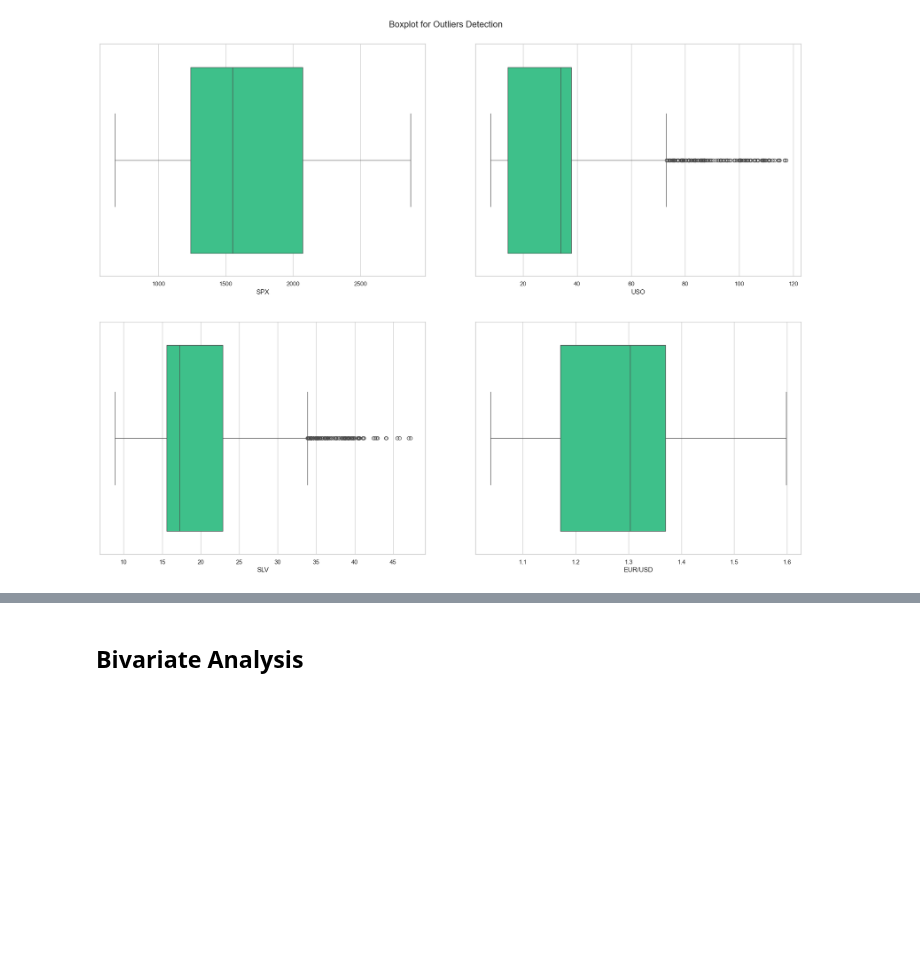
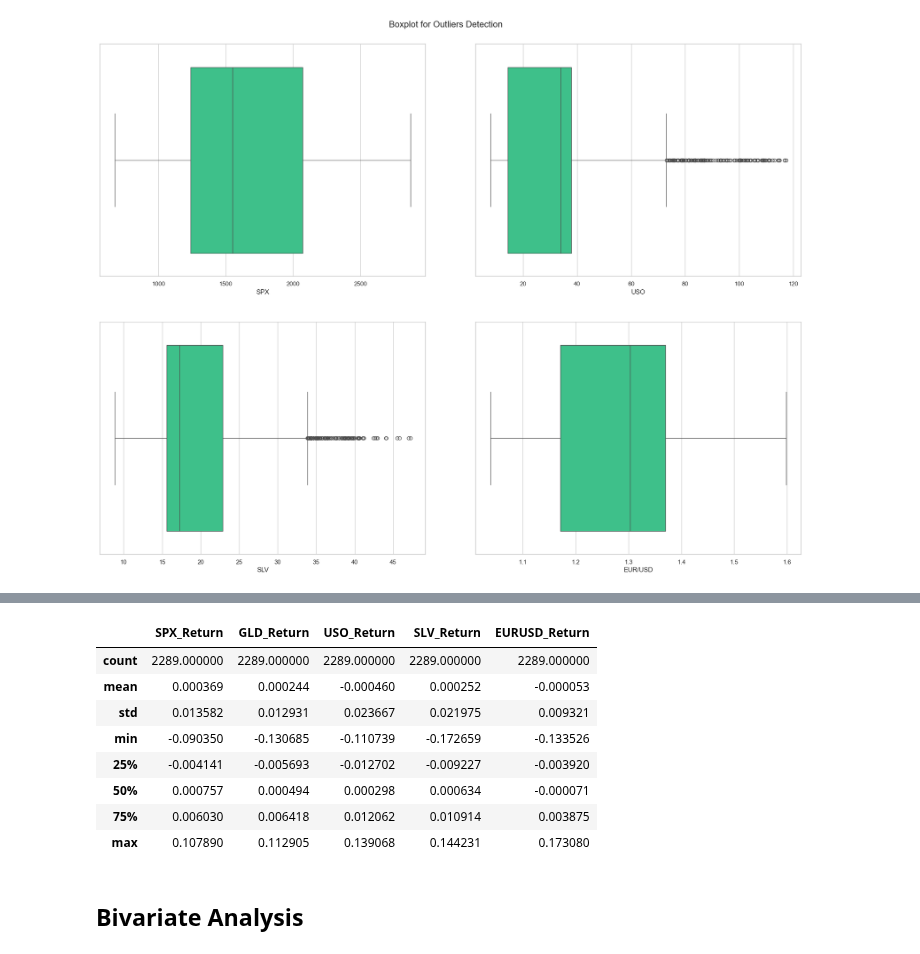
Before and after one commit to tshihab07/gold-price-forecasting, a Jupyter notebook: notebookes/dataPreprocessing.ipynb, the cells around one changed output, grey strips where cells are left out. Cells and saved outputs as stored; diff of their text form; code cells hidden in the pictures; blank space fills up the shorter version.

Commit message:
feat(transformation): transform price series to percentage returns

```diff
--- a/notebookes/dataPreprocessing.ipynb
+++ b/notebookes/dataPreprocessing.ipynb
@@ -528,0 +533,14 @@ plt.show()
+# %%
+# define columns
+cols = df.columns
+
+# calculate percentage returns
+df_returns = df[cols].pct_change()
+
+# drop first row (NaN)
+df_returns = df_returns.dropna()
+
+# rename columns for clarity
+df_returns.columns = [col.replace("/", "") + "_Return" for col in cols]
+
+df_returns.shape
@@ -529,3 +560,16 @@ plt.show()
+# %%
+# return descriptions
+df_returns.describe()
+# %% [output]
+|  | SPX_Return | GLD_Return | USO_Return | SLV_Return | EURUSD_Return |
+| count | 2289.000000 | 2289.000000 | 2289.000000 | 2289.000000 | 2289.000000 |
+| mean | 0.000369 | 0.000244 | -0.000460 | 0.000252 | -0.000053 |
+| std | 0.013582 | 0.012931 | 0.023667 | 0.021975 | 0.009321 |
+| min | -0.090350 | -0.130685 | -0.110739 | -0.172659 | -0.133526 |
+| 25% | -0.004141 | -0.005693 | -0.012702 | -0.009227 | -0.003920 |
+| 50% | 0.000757 | 0.000494 | 0.000298 | 0.000634 | -0.000071 |
+| 75% | 0.006030 | 0.006418 | 0.012062 | 0.010914 | 0.003875 |
+| max | 0.107890 | 0.112905 | 0.139068 | 0.144231 | 0.173080 |
 # %% [markdown]
 ## **Bivariate Analysis**
 # %% [markdown]
```
Also changed, not shown: parts of 13 cells of this notebook.
